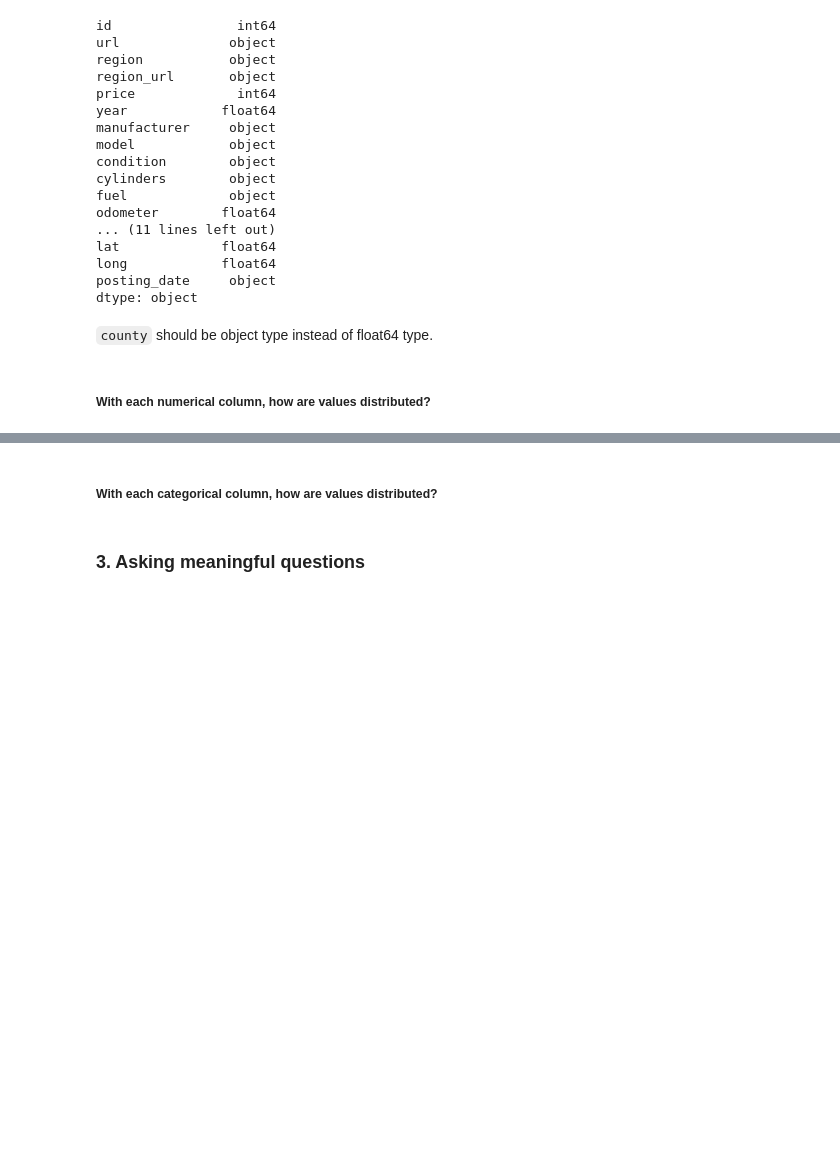
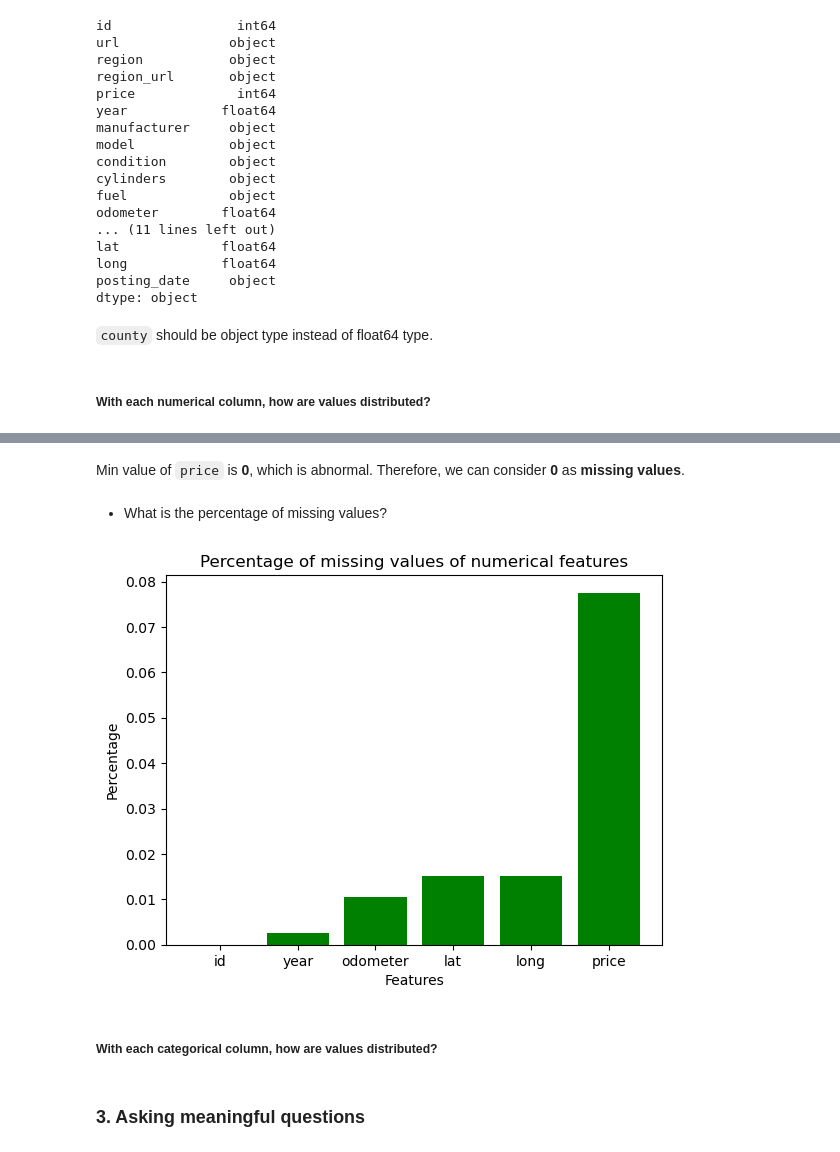
Before and after one commit to Chien-VuMinh/Used-Cars, a Jupyter notebook: Used Cars.ipynb, the cells around one changed output, grey strips where cells are left out. Cells and saved outputs as stored; diff of their text form; code cells hidden in the pictures; blank space fills up the shorter version.

Commit message:
Update Exploring section
add numerical features exploratory

```diff
--- a/Used Cars.ipynb
+++ b/Used Cars.ipynb
@@ -97,5 +124,9 @@ posting_date     object
 dtype: object
 # %% [markdown]
 `county` should be object type instead of float64 type.
+# %%
+# Convert county to object type.
+
+df['county'] = df['county'].astype('object')
 # %% [markdown]
 ##### With each numerical column, how are values distributed?
@@ -101,0 +135,8 @@ dtype: object
+# %%
+numerical_features = df.select_dtypes('number').columns
+
+min_vals = df[numerical_features].min(axis=0)
+max_vals = df[numerical_features].max(axis=0)
+
+min_max_numeric = pd.DataFrame({'min': min_vals, 'max': max_vals})
+min_max_numeric
@@ -102,3 +151,21 @@ dtype: object
+# %% [markdown]
+Min value of `price` is **0**, which is abnormal. Therefore, we can consider **0** as **missing values**.
+# %%
+# Convert all zero values of price column to NaN
+
+df['price'] = df['price'].replace(0, np.nan)
+# %% [markdown]
+- What is the percentage of missing values?
+# %%
+missing_numeric = df[numerical_features].isna().sum()/len(df)
+missing_numeric = missing_numeric.sort_values()
+
+plt.bar(missing_numeric.index, missing_numeric.values, color='green')
+plt.xlabel('Features')
+plt.ylabel('Percentage')
+plt.title('Percentage of missing values of numerical features');
+# %% [output]
+[figure, added]
 # %% [markdown]
 ##### With each categorical column, how are values distributed?
 # %% [markdown]
```
Also changed, not shown: parts of 6 cells of this notebook.
